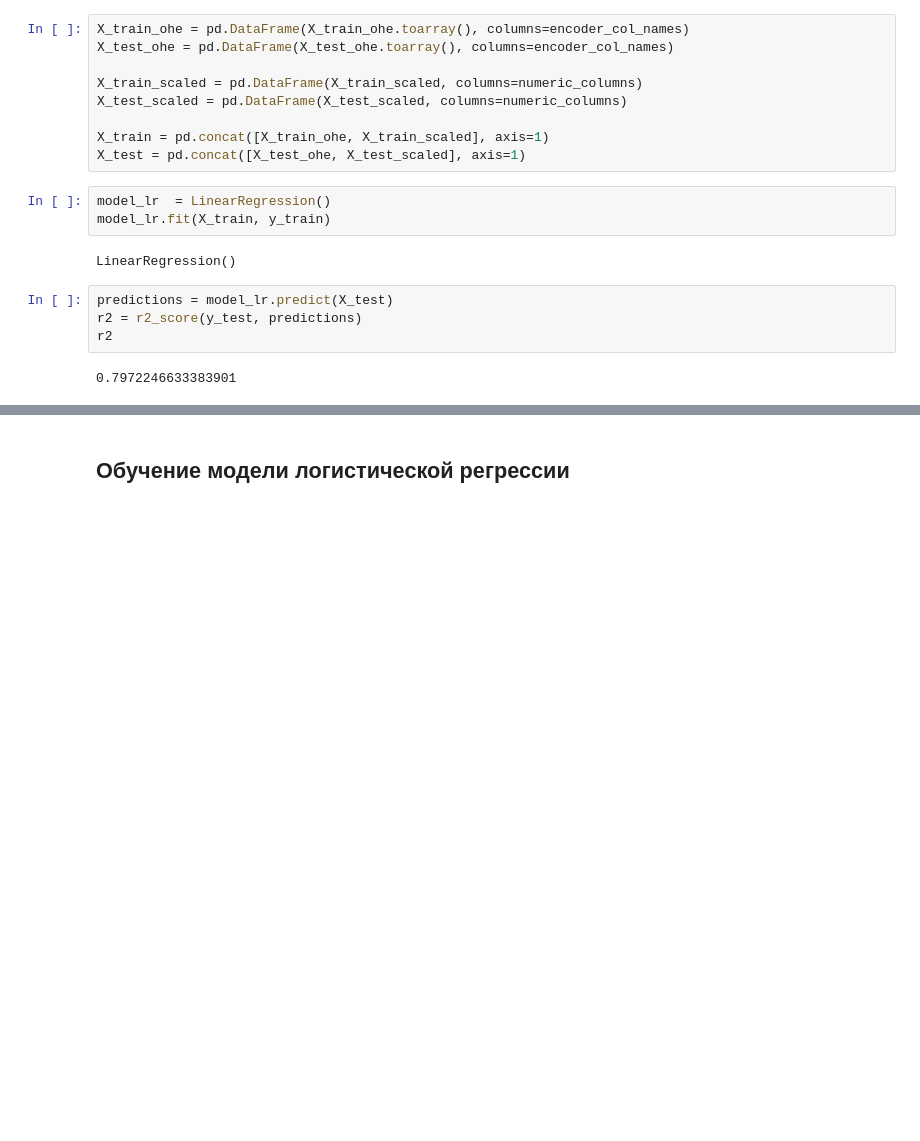
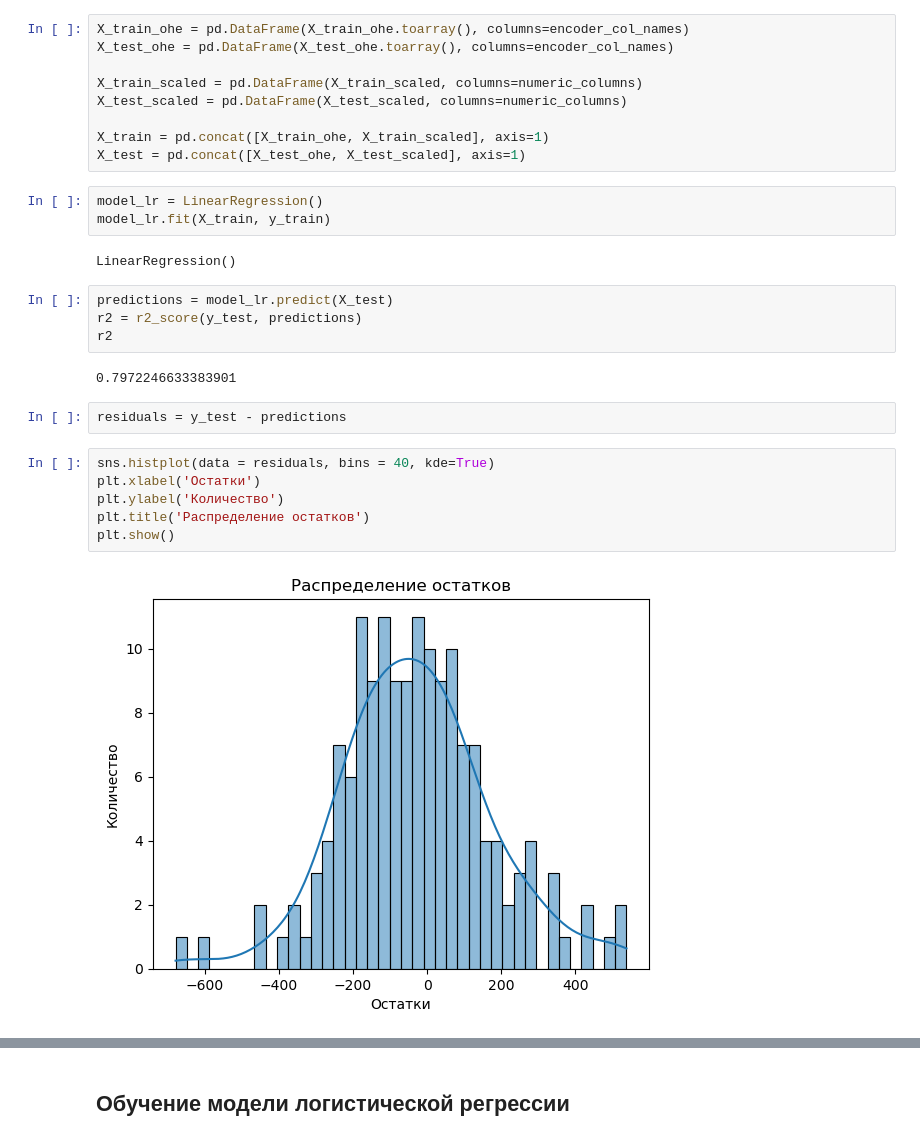
Before and after one commit to butuzovzeleboba/Linear-models-in-machine-learning, a Jupyter notebook: Linear models in machine learning.ipynb, the cells around one changed output, grey strips where cells are left out. Saved outputs shown, nothing was run; the diff lists cells and outputs as text; blank space fills up the shorter version.

```diff
--- a/Linear models in machine learning.ipynb
+++ b/Linear models in machine learning.ipynb
@@ -977,7 +956,7 @@ X_test_scaled = pd.DataFrame(X_test_scaled, columns=numeric_columns)
 X_train = pd.concat([X_train_ohe, X_train_scaled], axis=1)
 X_test = pd.concat([X_test_ohe, X_test_scaled], axis=1)
 # %%
-model_lr  = LinearRegression()
+model_lr = LinearRegression()
 model_lr.fit(X_train, y_train)
 # %% [output]
 LinearRegression()
@@ -987,3 +966,13 @@ r2 = r2_score(y_test, predictions)
 r2
 # %% [output]
 0.7972246633383901
+# %%
+residuals = y_test - predictions
+# %%
+sns.histplot(data = residuals, bins = 40, kde=True)
+plt.xlabel('Остатки')
+plt.ylabel('Количество')
+plt.title('Распределение остатков')
+plt.show()
+# %% [output]
+[figure, added]
```
Also changed, not shown: parts of 10 cells of this notebook.
